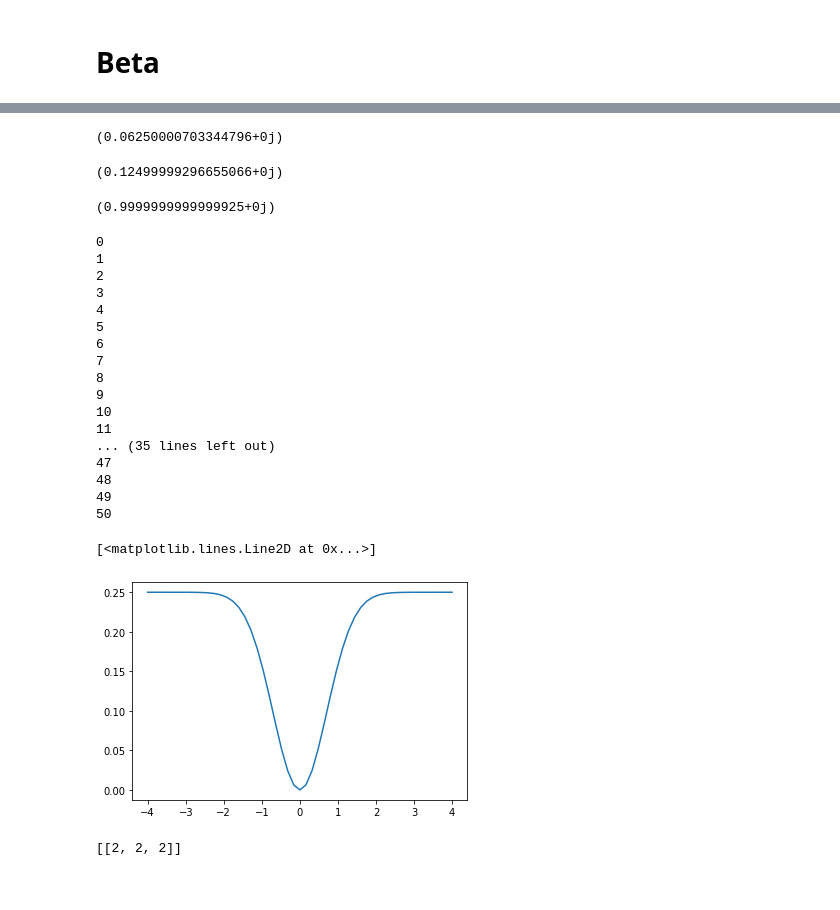
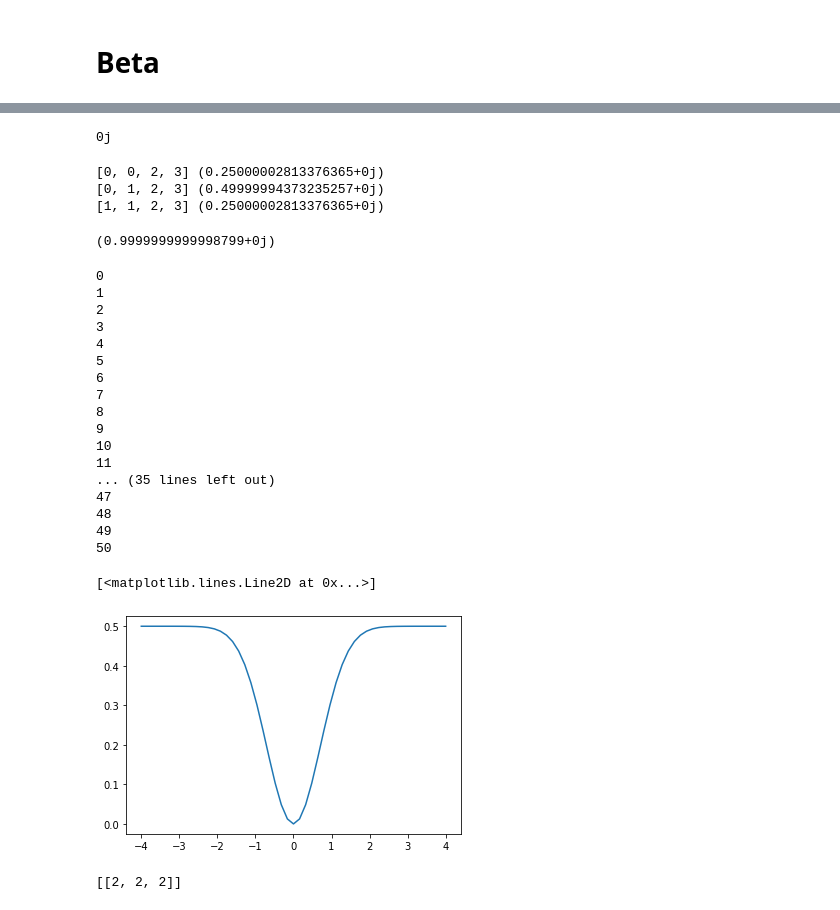
Before and after one commit to CodieKev/Simulation_of_a_Quantum-Photonic_Processor, a Jupyter notebook: UnityOfDevanshi_15_12.ipynb, the cells around one changed output, grey strips where cells are left out. Drawn from its saved outputs; the diff is of its cells as text; code cells hidden in the pictures.

```diff
--- a/UnityOfDevanshi_15_12.ipynb
+++ b/UnityOfDevanshi_15_12.ipynb
@@ -156,8 +188,8 @@ def gama2(temp_stamp,temp_V):
             T1 = []
             T2 = []
             for k in range(temp2):
-                T1.append(temp_stamp[3*i+k])
-                T2.append(temp_stamp[3*j+k])
+                T1.append(temp_stamp[temp2*i+k])
+                T2.append(temp_stamp[temp2*j+k])
             multi = np.conj(temp_V[i])*temp_V[j]
             for k in range(temp2):
                 multi = multi*integrate(k,T1,T2)
@@ -178,13 +206,3 @@ repetition_multiplier([0,2,2])
-# %%
-time_state,V = state_parameters(state,sp,[0,0,1])
-t = 4
-time_mode = [0,t,8]
-Stamp = time_stamp(time_state,time_mode)
-gama2(Stamp,V)
-# %% [output]
-(0.06250000703344796+0j)
-# %%
-time_mode = [0,4,8]
 # %%
 def Probability(state,sp,unique_state,temp_time_mode):
     temp_time_state,temp_V = state_parameters(state,sp,unique_state)
@@ -192,51 +210,52 @@ def Probability(state,sp,unique_state,temp_time_mode):
     result = gama2(temp_stamp,temp_V)*repetition_multiplier(unique_state)
     return(result)
 # %%
-Probability(state,sp,[0,2,2],time_mode)
+Probability(state,sp,[0,1,2,3], [0,0,8,8])
 # %% [output]
-(0.12499999296655066+0j)
+0j
 # %%
 temp = 0
 unique,dddd = id_state(state,sp)
 for i in range(len(unique)):
-
-    temp+=Probability(state,sp,unique[i][0],time_mode)
+    temp1 = Probability(state,sp,unique[i][0],time_mode)
+    temp+=temp1
+    print(unique[i][0],temp1)
 temp
 # %% [output]
-(0.9999999999999925+0j)
+[0, 0, 2, 3] (0.25000002813376365+0j)
+[0, 1, 2, 3] (0.49999994373235257+0j)
+[1, 1, 2, 3] (0.25000002813376365+0j)
+(0.9999999999998799+0j)
 # %%
 Tim = np.linspace(-4,4,51)
-p123 = [0]*51
-limit = [-8,12]
-time_state,V = state_parameters(state,sp,[0,1,2])
+p01 = [0]*51
 for i in range(51):
     t = Tim[i]
     print(i)
-    time_mode = [0,t,8]
-    Stamp = time_stamp(time_state,time_mode)
-    prob = gama2(Stamp)
-    p123[i] = prob
-plt.plot(Tim, p123)
+    time_mode = [0,t,8,8]
+    prob = Probability(state,sp,[0,1,2,3],time_mode)
+    p01[i] = prob
+plt.plot(Tim, p01)
 # %% [output]
 0
 1
 2
 3
 4
 5
 6
 7
 8
 9
 10
 11
 ... (35 lines left out)
 47
 48
 49
 50
 [<matplotlib.lines.Line2D at 0x...>]
-[figure, old version]
+[figure, new version]
 # %%
 unique, ppp = id_state(state,sp)
 # %%
```
Also changed, not shown: parts of 11 cells of this notebook, 1 other file.
